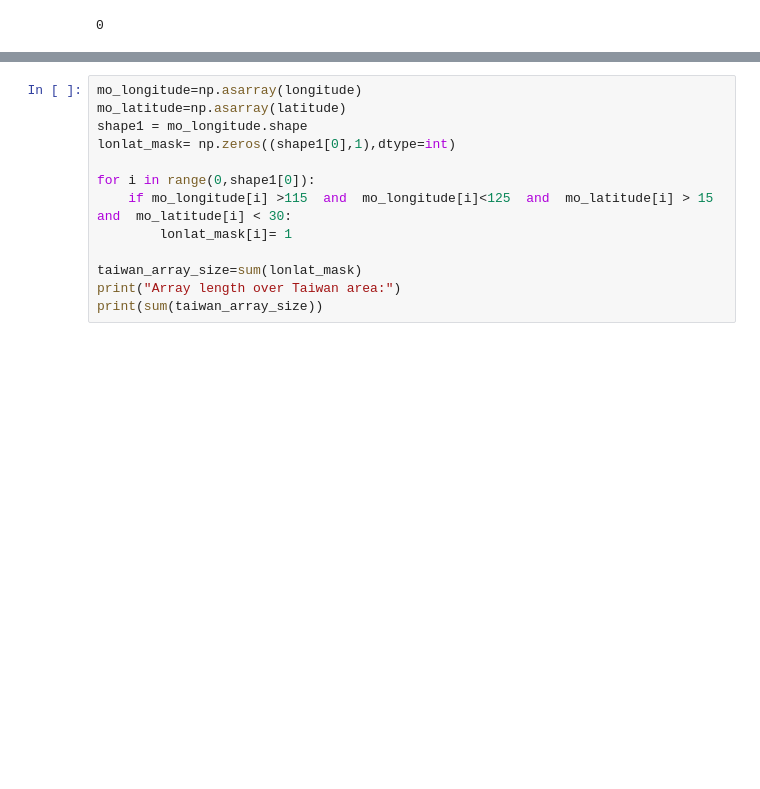
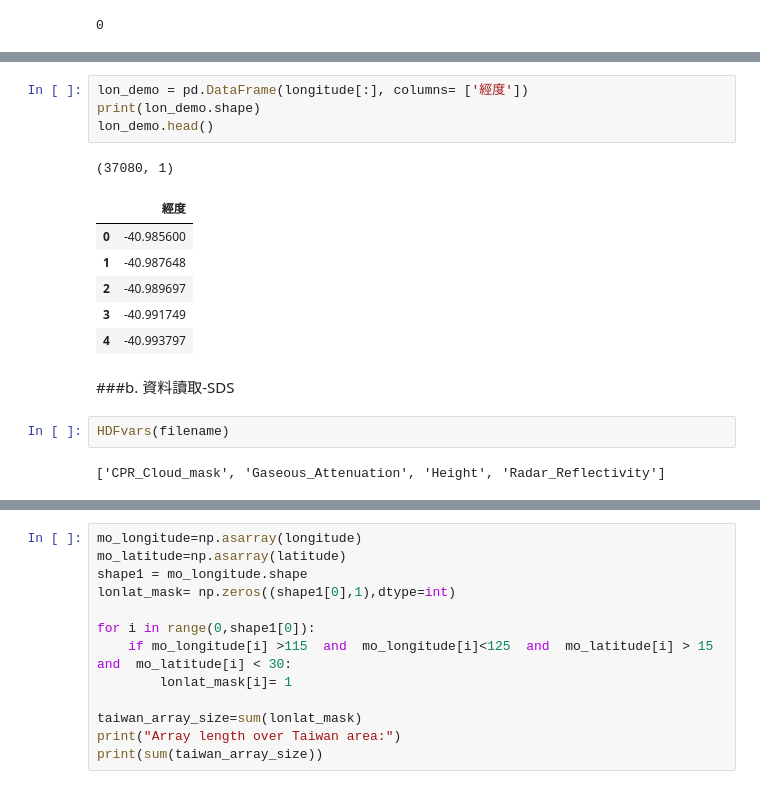
Before and after one commit to jerryjerry9/CloudSat_tutorial, a Jupyter notebook: cloudsat_process.ipynb, the cells around one changed output, grey strips where cells are left out. Saved outputs shown, nothing was run; the diff lists cells and outputs as text; blank space fills up the shorter version.

```diff
--- a/cloudsat_process.ipynb
+++ b/cloudsat_process.ipynb
@@ -153,0 +164,18 @@ print(UTC_time)
+# %%
+lon_demo = pd.DataFrame(longitude[:], columns= ['經度'])
+print(lon_demo.shape)
+lon_demo.head()
+# %% [output]
+(37080, 1)
+|  | 經度 |
+| 0 | -40.985600 |
+| 1 | -40.987648 |
+| 2 | -40.989697 |
+| 3 | -40.991749 |
+| 4 | -40.993797 |
+# %% [markdown]
+###b. 資料讀取-SDS
+# %%
+HDFvars(filename)
+# %% [output]
+['CPR_Cloud_mask', 'Gaseous_Attenuation', 'Height', 'Radar_Reflectivity']
```
Also changed, not shown: parts of 18 cells of this notebook.
